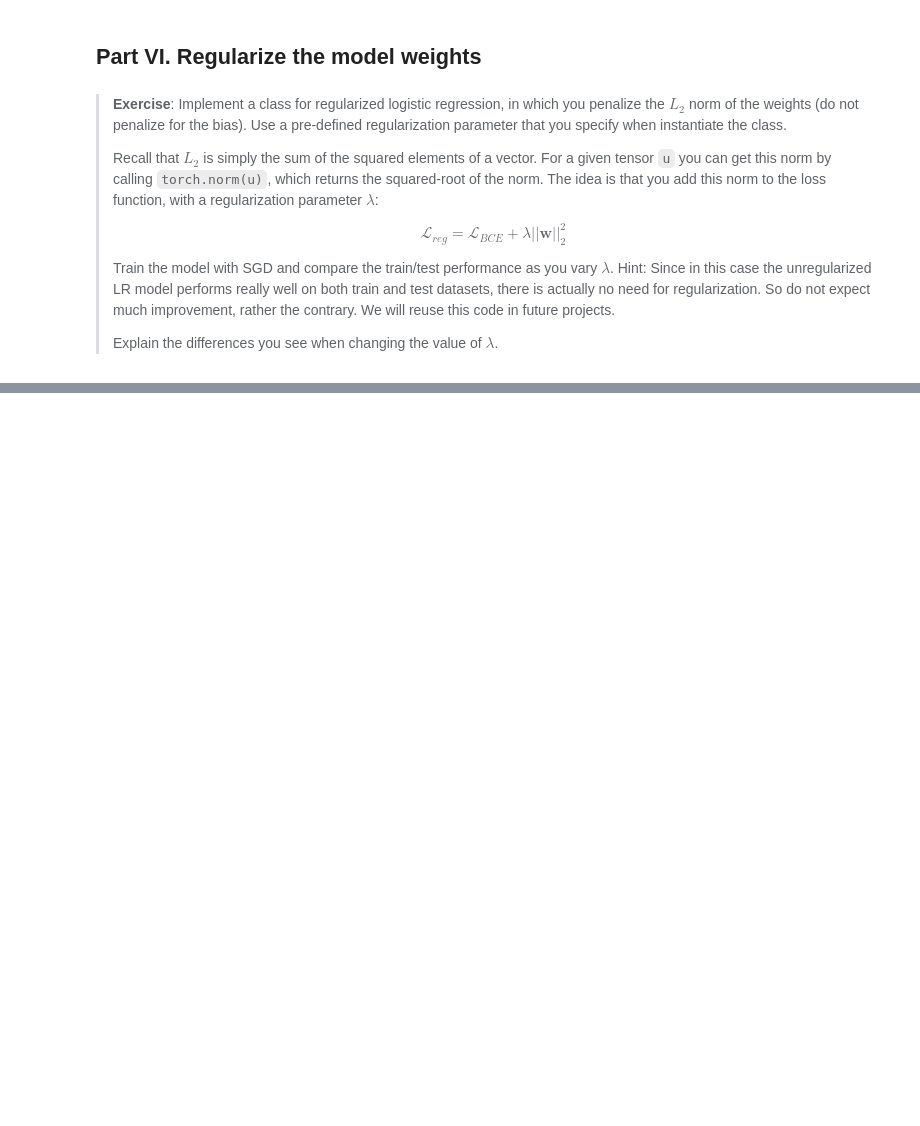
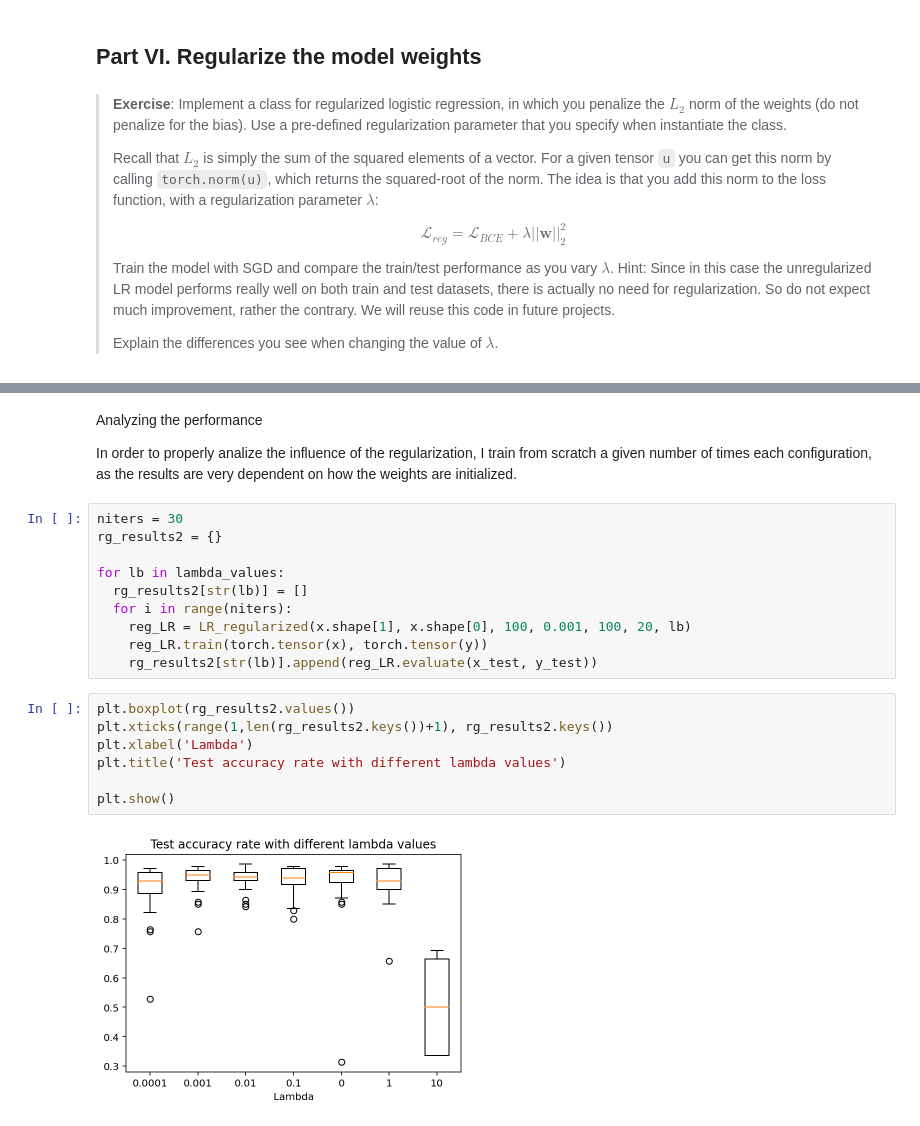
Before and after one commit to boscodeeromeu/NN, a Jupyter notebook: LogitPytorch.ipynb, the cells around one changed output, grey strips where cells are left out. Saved outputs shown, nothing was run; the diff lists cells and outputs as text; blank space fills up the shorter version.

```diff
--- a/LogitPytorch.ipynb
+++ b/LogitPytorch.ipynb
@@ -1124,0 +1231,23 @@ plt.legend(loc='center left', bbox_to_anchor=(1, 0.5))
+# %% [markdown]
+Analyzing the performance
+
+In order to properly analize the influence of the regularization, I train from scratch a given number of times each configuration, as the results are very dependent on how the weights are initialized.
+# %%
+niters = 30
+rg_results2 = {}
+
+for lb in lambda_values:
+  rg_results2[str(lb)] = []
+  for i in range(niters):
+    reg_LR = LR_regularized(x.shape[1], x.shape[0], 100, 0.001, 100, 20, lb)
+    reg_LR.train(torch.tensor(x), torch.tensor(y))
+    rg_results2[str(lb)].append(reg_LR.evaluate(x_test, y_test))
+# %%
+plt.boxplot(rg_results2.values())
+plt.xticks(range(1,len(rg_results2.keys())+1), rg_results2.keys())
+plt.xlabel('Lambda')
+plt.title('Test accuracy rate with different lambda values')
+
+plt.show()
+# %% [output]
+[figure, added]
```
Also changed, not shown: parts of 8 cells of this notebook.
